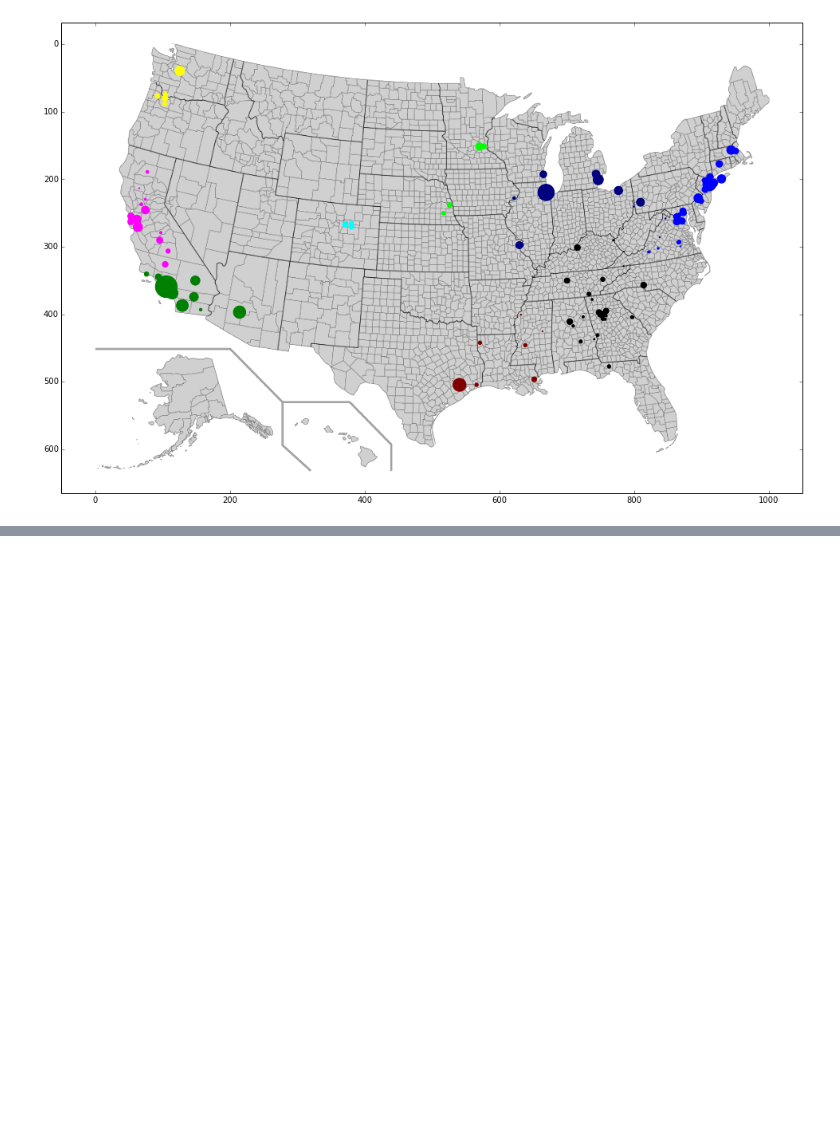
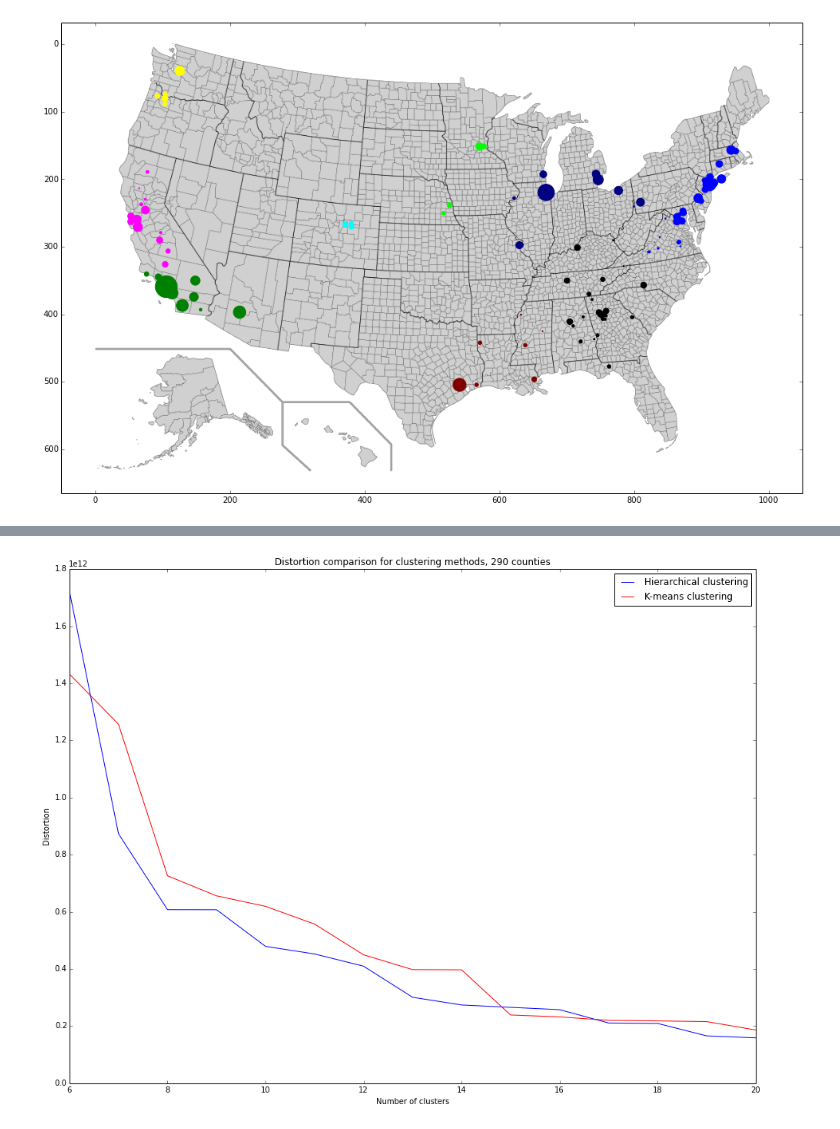
Before and after one commit to glashka/algorithmic-thinking, a Jupyter notebook: application_3.ipynb, the cells around one changed output, grey strips where cells are left out. Saved outputs shown, nothing was run; the diff lists cells and outputs as text; code cells hidden in the pictures; blank space fills up the shorter version.

```diff
--- a/application_3.ipynb
+++ b/application_3.ipynb
@@ -510,0 +629,13 @@ plot_clusters(DATA_TABLE_111, KMEANS_CLUSTERS_111, True)
+# %%
+pylab.rcParams['figure.figsize'] = 16, 12
+
+pyplot.xlabel('Number of clusters')
+pyplot.ylabel('Distortion')
+pyplot.title('Distortion comparison for clustering methods, 290 counties')
+pyplot.plot(HIE_ABSCISS_290, HIE_ORDINATE_290, 'b-', label = 'Hierarchical clustering')
+pyplot.plot(KMEANS_ABSCISS_290, KMEANS_ORDINATE_290, 'r-', label='K-means clustering')
+pyplot.legend()
+
+pyplot.show()
+# %% [output]
+[figure, added]
```
Also changed, not shown: parts of 15 cells of this notebook.
